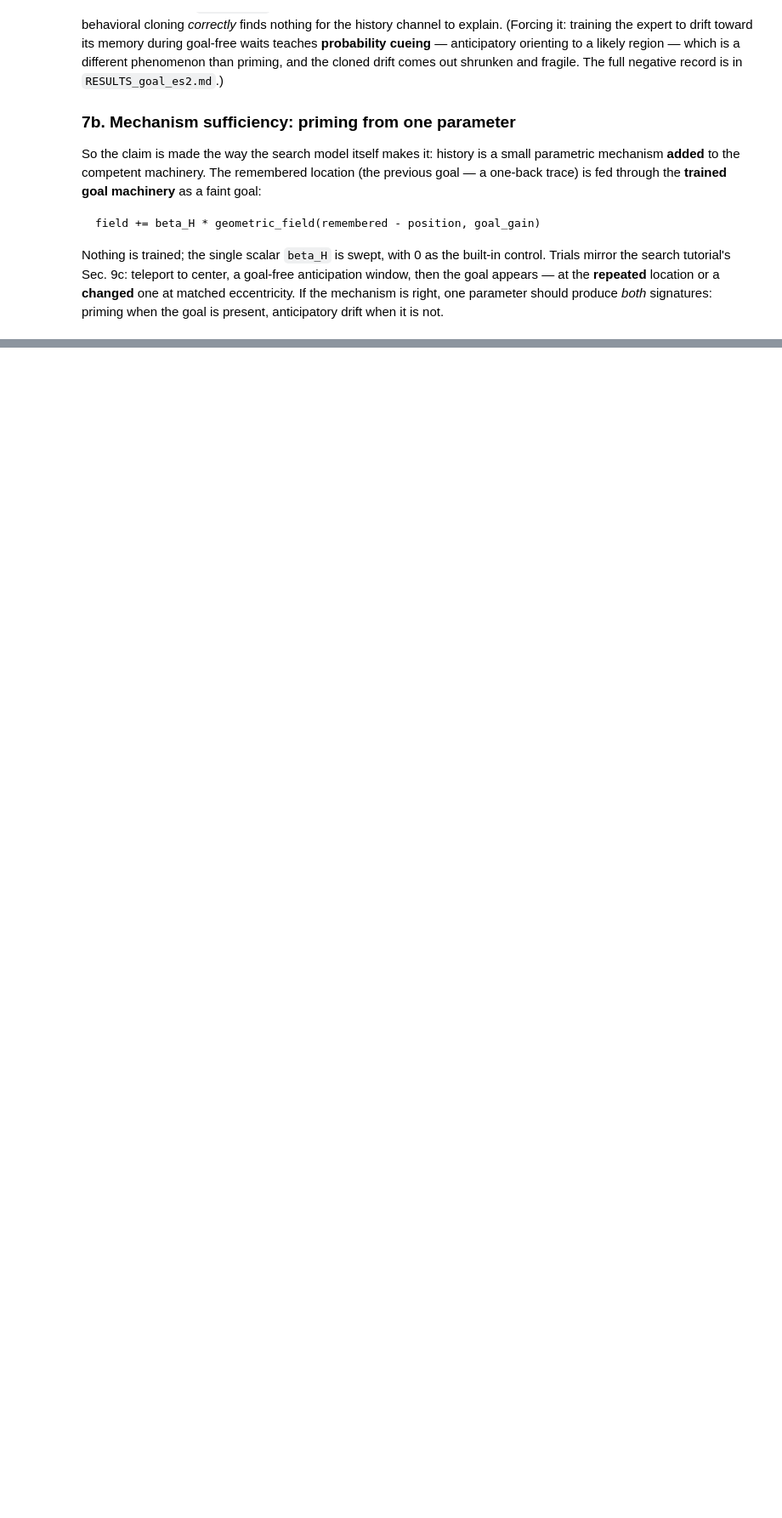
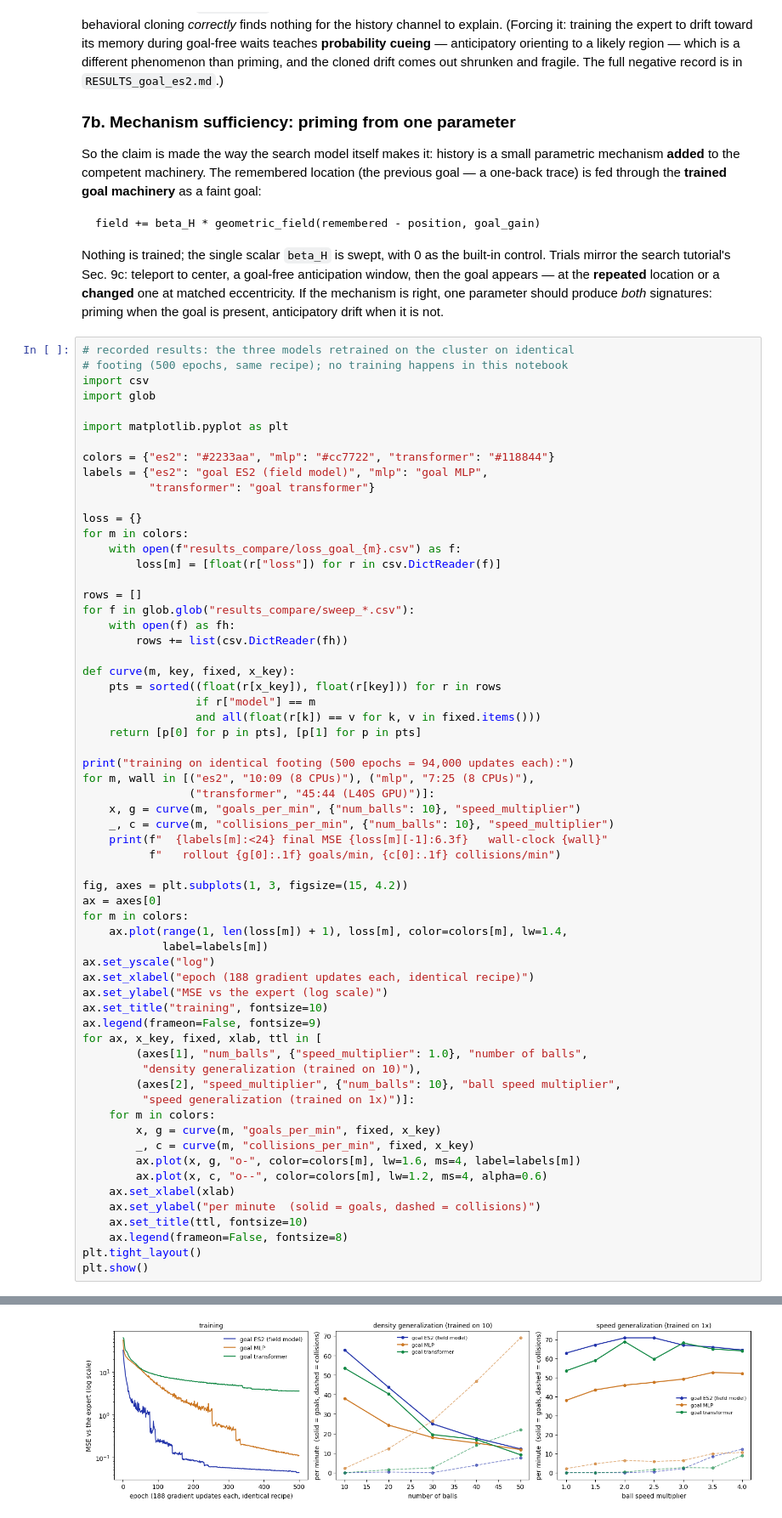
Before and after one commit to HanZhang-psych/Ego-Spatial-Sense, a Jupyter notebook: 2D-Escaping-Ball/tutorial_action_agent.ipynb, the cells around one changed output, grey strips where cells are left out. Shown at 85% size. Cells and saved outputs as stored; diff of their text form; blank space fills up the shorter version.

```diff
--- a/2D-Escaping-Ball/tutorial_action_agent.ipynb
+++ b/2D-Escaping-Ball/tutorial_action_agent.ipynb
@@ -414,3 +423,66 @@ appears — at the **repeated** location or a **changed** one at matched
 eccentricity. If the mechanism is right, one parameter should produce
 *both* signatures: priming when the goal is present, anticipatory
 drift when it is not.
+# %%
+# recorded results: the three models retrained on the cluster on identical
+# footing (500 epochs, same recipe); no training happens in this notebook
+import csv
+import glob
+
+import matplotlib.pyplot as plt
+
+colors = {"es2": "#2233aa", "mlp": "#cc7722", "transformer": "#118844"}
+labels = {"es2": "goal ES2 (field model)", "mlp": "goal MLP",
+          "transformer": "goal transformer"}
+
+loss = {}
+for m in colors:
+    with open(f"results_compare/loss_goal_{m}.csv") as f:
+        loss[m] = [float(r["loss"]) for r in csv.DictReader(f)]
+
+rows = []
+for f in glob.glob("results_compare/sweep_*.csv"):
+    with open(f) as fh:
+        rows += list(csv.DictReader(fh))
+
+def curve(m, key, fixed, x_key):
+    pts = sorted((float(r[x_key]), float(r[key])) for r in rows
+                 if r["model"] == m
+                 and all(float(r[k]) == v for k, v in fixed.items()))
+    return [p[0] for p in pts], [p[1] for p in pts]
+
+print("training on identical footing (500 epochs = 94,000 updates each):")
+for m, wall in [("es2", "10:09 (8 CPUs)"), ("mlp", "7:25 (8 CPUs)"),
+                ("transformer", "45:44 (L40S GPU)")]:
+    x, g = curve(m, "goals_per_min", {"num_balls": 10}, "speed_multiplier")
+    _, c = curve(m, "collisions_per_min", {"num_balls": 10}, "speed_multiplier")
+    print(f"  {labels[m]:<24} final MSE {loss[m][-1]:6.3f}   wall-clock {wall}"
+          f"   rollout {g[0]:.1f} goals/min, {c[0]:.1f} collisions/min")
+
+fig, axes = plt.subplots(1, 3, figsize=(15, 4.2))
+ax = axes[0]
+for m in colors:
+    ax.plot(range(1, len(loss[m]) + 1), loss[m], color=colors[m], lw=1.4,
+            label=labels[m])
+ax.set_yscale("log")
+ax.set_xlabel("epoch (188 gradient updates each, identical recipe)")
+ax.set_ylabel("MSE vs the expert (log scale)")
+ax.set_title("training", fontsize=10)
+ax.legend(frameon=False, fontsize=9)
+for ax, x_key, fixed, xlab, ttl in [
+        (axes[1], "num_balls", {"speed_multiplier": 1.0}, "number of balls",
+         "density generalization (trained on 10)"),
+        (axes[2], "speed_multiplier", {"num_balls": 10}, "ball speed multiplier",
+         "speed generalization (trained on 1x)")]:
+    for m in colors:
+        x, g = curve(m, "goals_per_min", fixed, x_key)
+        _, c = curve(m, "collisions_per_min", fixed, x_key)
+        ax.plot(x, g, "o-", color=colors[m], lw=1.6, ms=4, label=labels[m])
+        ax.plot(x, c, "o--", color=colors[m], lw=1.2, ms=4, alpha=0.6)
+    ax.set_xlabel(xlab)
+    ax.set_ylabel("per minute  (solid = goals, dashed = collisions)")
+    ax.set_title(ttl, fontsize=10)
+    ax.legend(frameon=False, fontsize=8)
+plt.tight_layout()
+plt.show()
+# %% [output]
@@ -416,0 +493 @@ drift when it is not.
+[figure, added]
```
Also changed, not shown: parts of 4 cells of this notebook.
